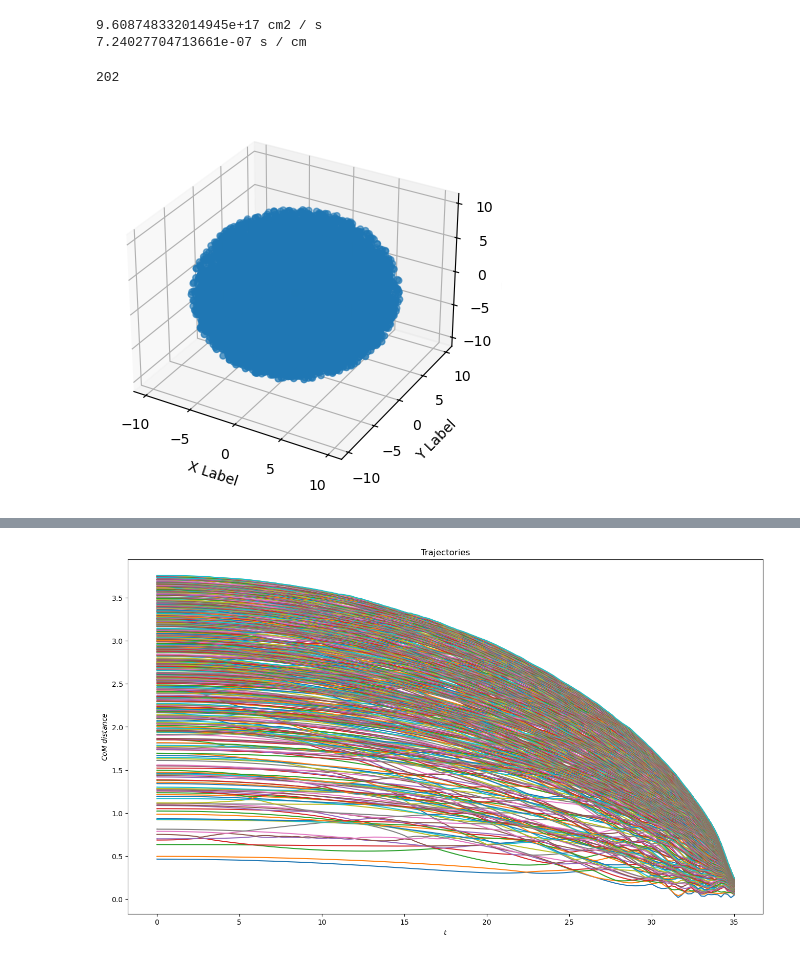
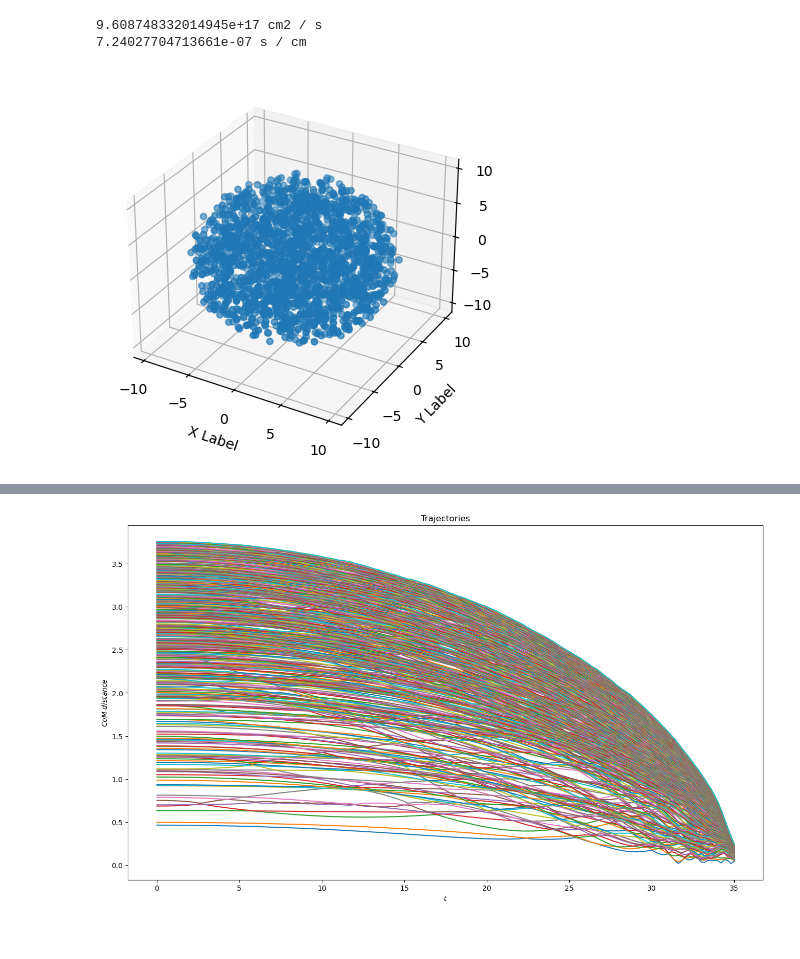
Before and after one commit to Federico-Fantoccoli/Dynamics-of-stellar-systems, a Jupyter notebook: Exp_3/Tree_collpase_analysis_Final.ipynb, the cells around one changed output, grey strips where cells are left out. Saved outputs shown, nothing was run; the diff lists cells and outputs as text; code cells hidden in the pictures.

```diff
--- a/Exp_3/Tree_collpase_analysis_Final.ipynb
+++ b/Exp_3/Tree_collpase_analysis_Final.ipynb
@@ -177,12 +177,12 @@ def read_output(output_file_path):
 #
 #
 
-def read_snapshots(input_file_path, output_file_path):
-    snapshot_0 = read_input(input_file_path)
+def read_snapshots(output_file_path):  # if necessary, add inputfile
+    #snapshot_0 = read_input(input_file_path)
     snapshots = read_output(output_file_path)
 
     # Append the intial snapshot to the beginning of the list
-    snapshots = [snapshot_0] + snapshots
+    snapshots = snapshots # + [snapshot_0]
 
     return snapshots
 # %%
@@ -545,41 +545,36 @@ print(t_I_to_t_cgs)
 # %%
 # FILE READING
 
 #----------------------------------------------------------------
-input_file_path = "Test_2/treecode_filein.txt"
-output_file_path = "Test_2/treecode_fileout.txt"
+#input_file_path = "Test_2/treecode_filein.txt"
+output_file_path = "2000/treecode_fileout.txt"
 
-snapshots = read_snapshots(input_file_path, output_file_path)
-print(len(snapshots))
+snapshots = read_snapshots(output_file_path)
 
 N = snapshots[0][0] # Number of particles
 #print(snapshots[1])#[0][2][11000:11100])
 
 # "cm_pos" works like this: cm_pos[time_index][coordinate_index]
 cm_pos = np.array([get_center_of_mass(snapshots, time_index, 'pos') for time_index in range(len(snapshots))])
 
 # "pos" works like this: pos[particle_index][time_index][coordinate_index]
 pos = np.array([get_3D_vec(snapshots, particle_index, cm_pos, 'pos', rf='snapshot') for particle_index in range(N)])
 
 time_stamp = get_timestamps(snapshots)
 
 fig = plt.figure()
 ax = fig.add_subplot(projection='3d')
 
 ax.scatter(pos[:,0,0], pos[:,0,1], pos[:,0,2])
 ax.scatter(cm_pos[:,0], cm_pos[:,1], cm_pos[:,2])
 
 ax.set_xlabel('X Label')
 ax.set_ylabel('Y Label')
 ax.set_zlabel('Z Label')
 
-#ax.set_xlim(-1, 1)
-#ax.set_ylim(-1, 1)
-#ax.set_zlim(-1, 1)
 plt.show()
 # %% [output]
-202
-[figure, old version]
+[figure, new version]
 # %%
 # READING ENERGIES
 
```
Also changed, not shown: parts of 11 cells of this notebook.
